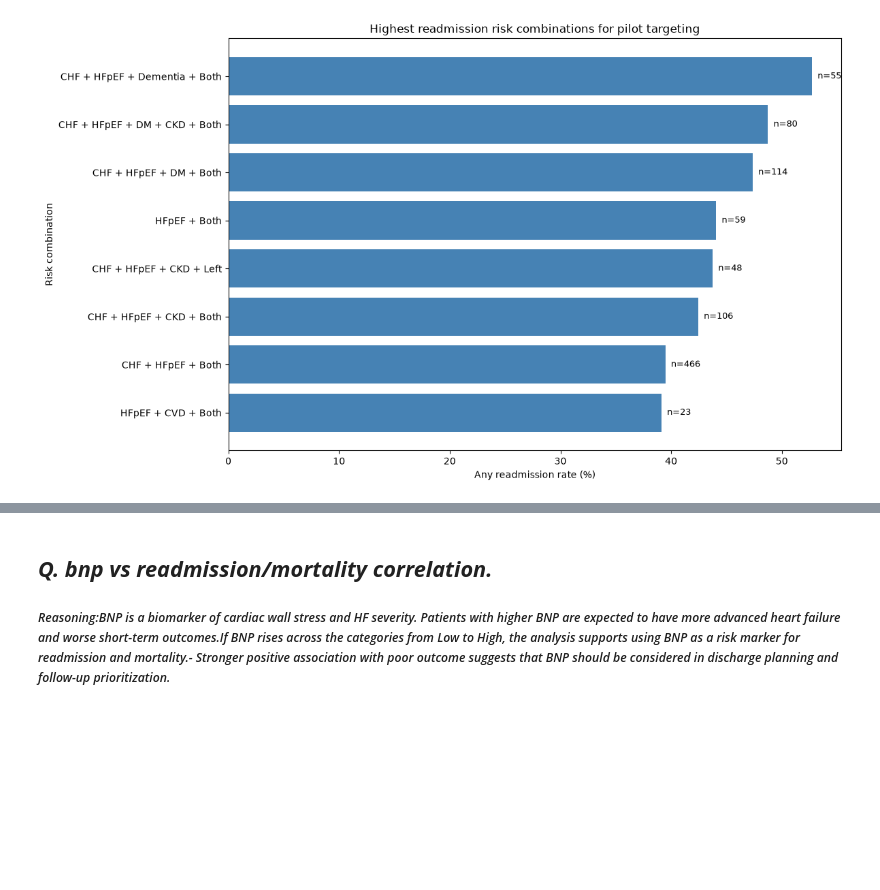
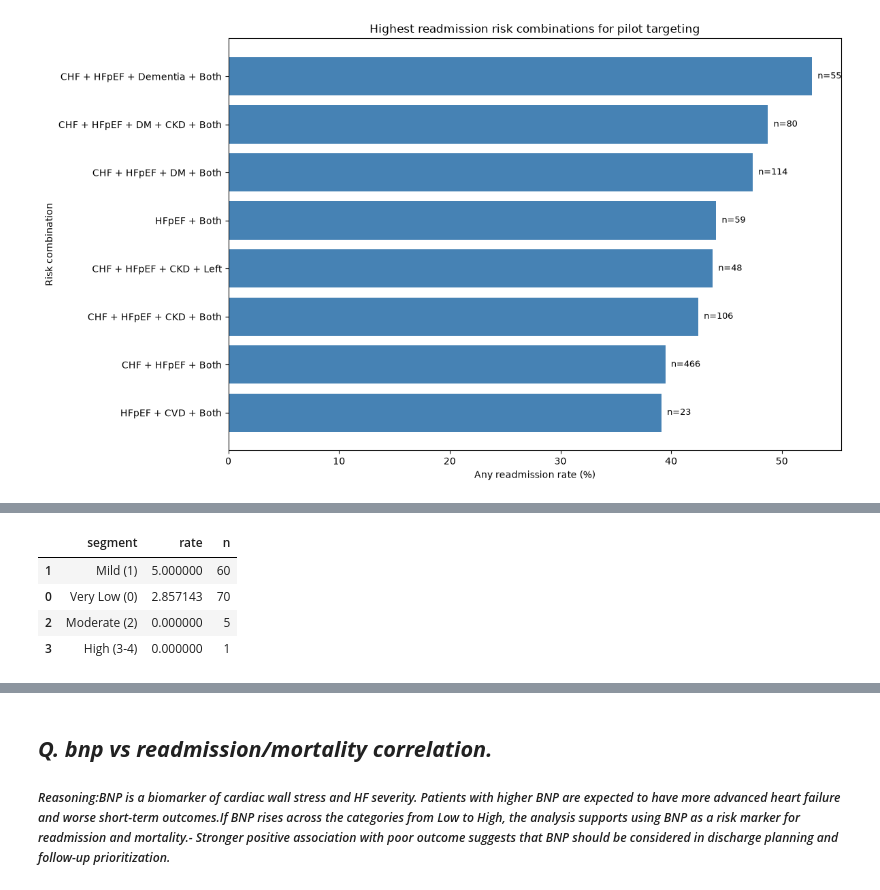
Before and after one commit to Yasasmini/Team3_PyCoders_PythonHackathon_SEP2026, a Jupyter notebook: Team3_PyCoders_Category3.Prescriptive.ipynb, the cells around one changed output, grey strips where cells are left out. Cells and saved outputs as stored; diff of their text form; code cells hidden in the pictures; blank space fills up the shorter version.

```diff
--- a/Team3_PyCoders_Category3.Prescriptive.ipynb
+++ b/Team3_PyCoders_Category3.Prescriptive.ipynb
@@ -974,0 +1680,81 @@ Pilot-ready combinations with highest readmission rates:
+# %%
+
+
+# Resolve column names
+readmit_col = "readmission_28d" if "readmission_28d" in df.columns else "readmitted_within_28_days"
+early_col = "early_discharge" if "early_discharge" in df.columns else "discharged_early"
+
+# Derive early discharge if missing
+if early_col not in df.columns:
+    if "discharge_day" in df.columns:
+        df["discharged_early"] = pd.to_numeric(df["discharge_day"], errors="coerce").le(3).astype(int)
+        early_col = "discharged_early"
+    else:
+        raise ValueError("Need early-discharge column or discharge_day to derive it.")
+
+if readmit_col not in df.columns:
+    raise ValueError("Need readmission column (readmission_28d or readmitted_within_28_days).")
+
+def to_bin(s):
+    num = pd.to_numeric(s, errors="coerce")
+    if num.notna().any():
+        return num.fillna(0).astype(int).clip(0, 1)
+    txt = s.astype("string").str.strip().str.lower()
+    return txt.isin(["1", "yes", "y", "true"]).astype(int)
+
+# Binary outcomes
+df["readmit_28d_bin"] = to_bin(df[readmit_col])
+df["early_discharge_bin"] = to_bin(df[early_col])
+
+# Early-discharge cohort
+sub = df[df["early_discharge_bin"] == 1].copy()
+for c in ["cci_score", "visit_count", "gfr", "systolic_bp"]:
+    if c in sub.columns:
+        sub[c] = pd.to_numeric(sub[c], errors="coerce")
+
+# Risk flags
+sub["risk_multi_morbidity"] = (sub["cci_score"] >= 5).astype(int) if "cci_score" in sub.columns else 0
+sub["risk_recurrent_use"] = (sub["visit_count"] >= 3).astype(int) if "visit_count" in sub.columns else 0
+sub["risk_renal"] = (sub["gfr"] < 60).astype(int) if "gfr" in sub.columns else 0
+sub["risk_hemo"] = (sub["systolic_bp"] < 100).astype(int) if "systolic_bp" in sub.columns else 0
+
+# Composite score + specified segments
+sub["risk_score"] = sub[["risk_multi_morbidity", "risk_recurrent_use", "risk_renal", "risk_hemo"]].sum(axis=1)
+segment_order = ["Very Low (0)", "Mild (1)", "Moderate (2)", "High (3-4)"]
+sub["segment"] = pd.cut(sub["risk_score"], bins=[-1, 0, 1, 2, 4], labels=segment_order)
+
+# Segment performance
+seg = sub.groupby("segment", dropna=False)["readmit_28d_bin"].agg(rate="mean", n="count").reset_index()
+seg["rate"] = seg["rate"] * 100
+seg["segment"] = pd.Categorical(seg["segment"], categories=segment_order, ordered=True)
+seg = seg.sort_values("segment")
+
+print("Readmission risk by segment (higher = more likely readmission):")
+display(seg.sort_values("rate", ascending=False))
+
+
+seg_plot = seg.copy()
+seg_plot["segment_label"] = seg_plot["segment"].astype(str).map(segment_label_map)
+
+fig, ax = plt.subplots(figsize=(9.5, 5))
+ax.barh(seg_plot["segment_label"], seg_plot["rate"], color=["#9ecae1", "#6baed6", "#3182bd", "#08519c"])
+for i, r in seg_plot.reset_index(drop=True).iterrows():
+    ax.text(r["rate"] + 0.3, i, f'{r["rate"]:.1f}% (n={int(r["n"])})', va="center")
+
+flags_text = (
+    "Risk flags used:\n"
+    "• Multi-morbidity: cci_score ≥ 5\n"
+    "• Recurrent use: visit_count ≥ 3\n"
+    "• Renal risk: gfr < 60\n"
+    "• Hemodynamic risk: systolic_bp < 100"
+)
+ax.text(1.02, 0.02, flags_text, transform=ax.transAxes, fontsize=9, va="bottom")
+
+ax.set_title("28-day Readmission Risk in Early-Discharge Patients")
+ax.set_xlabel("Readmission rate (%)")
+ax.set_ylabel("Risk segment")
+plt.tight_layout()
+plt.show()
+
+# ...existing code...
+# %% [output]
@@ -974,0 +1762,5 @@ Pilot-ready combinations with highest readmission rates:
+|  | segment | rate | n |
+| 1 | Mild (1) | 5.000000 | 60 |
+| 0 | Very Low (0) | 2.857143 | 70 |
+| 2 | Moderate (2) | 0.000000 | 5 |
+| 3 | High (3-4) | 0.000000 | 1 |
```
Also changed, not shown: parts of 20 cells of this notebook.
